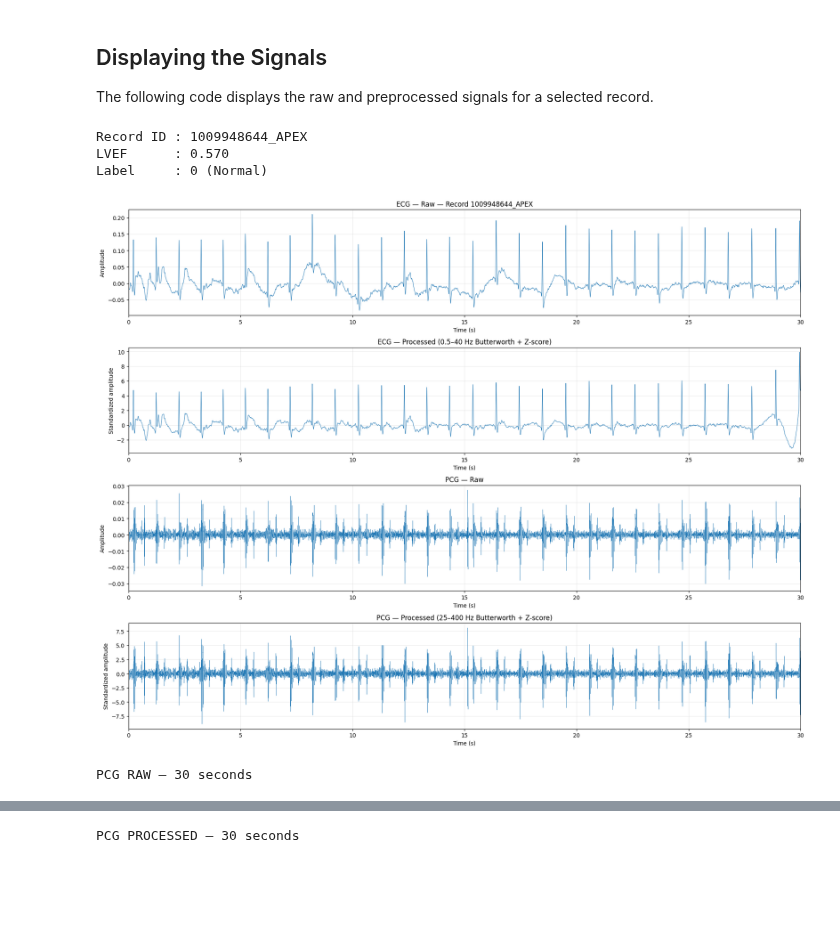
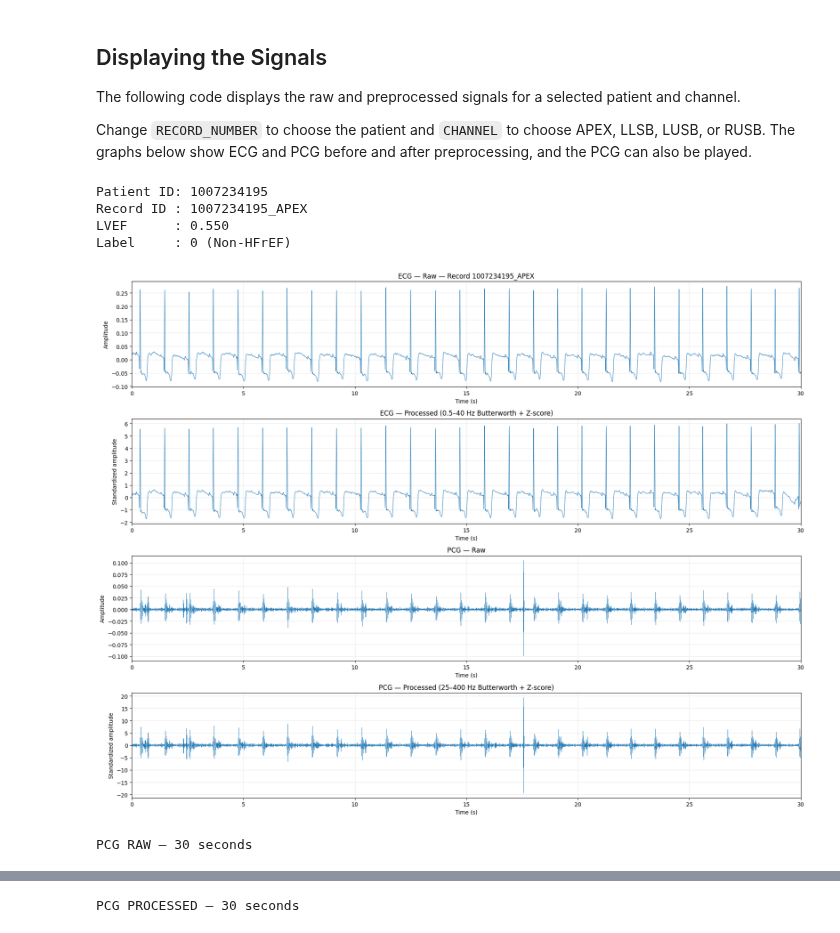
Before and after one commit to marwanelgharbawy/ecg-pcg-fusion-hfref, a Jupyter notebook: notebooks/1_preprocessing.ipynb, the cells around one changed output, grey strips where cells are left out. Saved outputs shown, nothing was run; the diff lists cells and outputs as text; code cells hidden in the pictures; blank space fills up the shorter version.

Commit message:
Refactor to use the 4 input channels for ECG model

```diff
--- a/notebooks/1_preprocessing.ipynb
+++ b/notebooks/1_preprocessing.ipynb
@@ -41,0 +68,7 @@ print(df.head()) # preview
+# %%
+# group the recordings by Patient_ID
+df = build_patient_metadata(records_df)
+
+print(f"Total recordings: {len(records_df)}")
+print(f"Total patients after grouping: {len(df)}")
+print(df[['Patient_ID', 'LVEF', 'Label', 'Fold', 'Channel_Order']].head())
@@ -149,27 +213,33 @@ Finished processing. Saved 2000 total signals.
 # %% [markdown]
 ## Displaying the Signals
-The following code displays the raw and preprocessed signals for a selected record.
+The following code displays the raw and preprocessed signals for a selected patient and channel.
+
+Change `RECORD_NUMBER` to choose the patient and `CHANNEL` to choose APEX, LLSB, LUSB, or RUSB. The graphs below show ECG and PCG before and after preprocessing, and the PCG can also be played.
 # %%
-RECORD_NUMBER = 20  # <----- select the record number
+RECORD_NUMBER = 20  # <----- select the patient number
+CHANNEL = 'APEX'   # <----- select APEX, LLSB, LUSB, or RUSB
 
-RECORD_ID = str(df.loc[RECORD_NUMBER, "Subject_ID"])
+PATIENT_ID = str(df.loc[RECORD_NUMBER, "Patient_ID"])
+RECORD_ID = f"{PATIENT_ID}_{CHANNEL}"
 LABEL = int(df.loc[RECORD_NUMBER, "Label"])
 LVEF = float(df.loc[RECORD_NUMBER, "LVEF"])
 
 ecg_file, pcg_file = get_signal_paths(RECORD_ID)
 
 # load using the sampling rates defined by the project
-ecg_raw, ecg_sr = librosa.load(ecg_file, sr=500, mono=True)
-
-pcg_raw, pcg_sr = librosa.load(pcg_file, sr=4000, mono=True)
+ecg_raw_all, pcg_raw_all = load_patient_signals(df.iloc[RECORD_NUMBER])
+channel_idx = CHANNEL_ORDER.index(CHANNEL)
+ecg_raw = ecg_raw_all[channel_idx]
+pcg_raw = pcg_raw_all[channel_idx]
 
 ECG_FS = 500
 PCG_FS = 4000
 DISPLAY_SECONDS = 30
 
+print(f"Patient ID: {PATIENT_ID}")
 print(f"Record ID : {RECORD_ID}")
 print(f"LVEF      : {LVEF:.3f}")
-print(f"Label     : {LABEL} ({'HFrEF' if LABEL == 1 else 'Normal'})")
+print(f"Label     : {LABEL} ({'HFrEF' if LABEL == 1 else 'Non-HFrEF'})")
 
 ecg_processed, pcg_processed = preprocess_signals(ecg_raw, pcg_raw)
 
@@ -215,37 +285,38 @@ axes[2].grid(True, alpha=0.25)
 
 # PCG PROCESSED
 axes[3].plot(t_pcg, pcg_processed_30, linewidth=0.35)
 axes[3].set_title("PCG — Processed (25–400 Hz Butterworth + Z-score)")
 axes[3].set_xlabel("Time (s)")
 axes[3].set_ylabel("Standardized amplitude")
 axes[3].set_xlim(0, DISPLAY_SECONDS)
 axes[3].grid(True, alpha=0.25)
 
 plt.tight_layout()
 plt.show()
 
 print(f"PCG RAW — {DISPLAY_SECONDS} seconds")
 display(
     Audio(
         data=pcg_raw_30,
         rate=PCG_FS,
         normalize=True
     )
 )
 
 print(f"PCG PROCESSED — {DISPLAY_SECONDS} seconds")
 display(
     Audio(
         data=pcg_processed_30,
         rate=PCG_FS,
         normalize=True
     )
 )
 # %% [output]
-Record ID : 1009948644_APEX
-LVEF      : 0.570
-Label     : 0 (Normal)
+Patient ID: 1007234195
+Record ID : 1007234195_APEX
+LVEF      : 0.550
+Label     : 0 (Non-HFrEF)
-[figure, old version]
+[figure, new version]
 PCG RAW — 30 seconds
 [interactive output not drawn]
 PCG PROCESSED — 30 seconds
```
Also changed, not shown: parts of 19 cells of this notebook, 8 other files.
